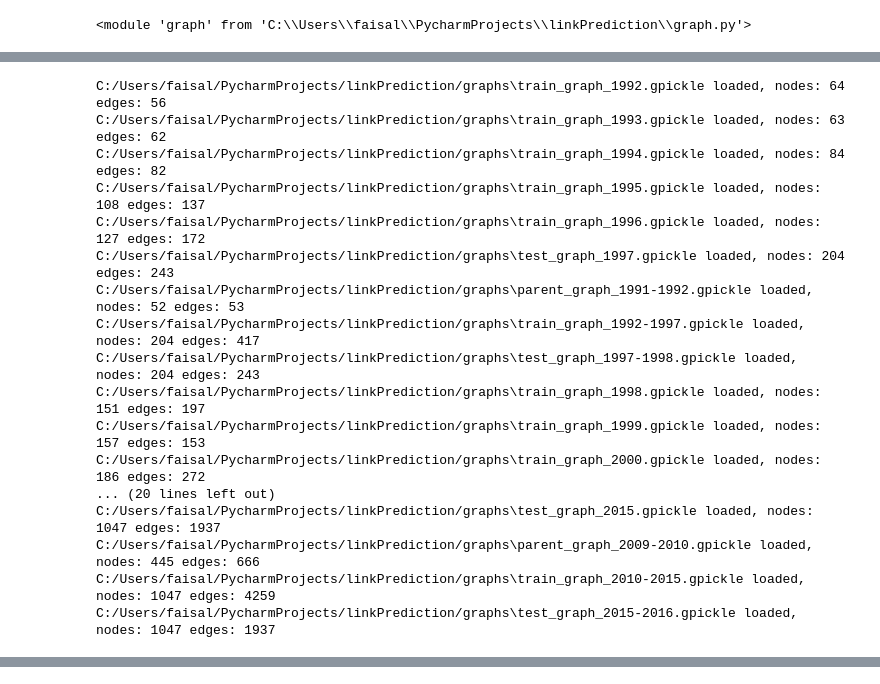
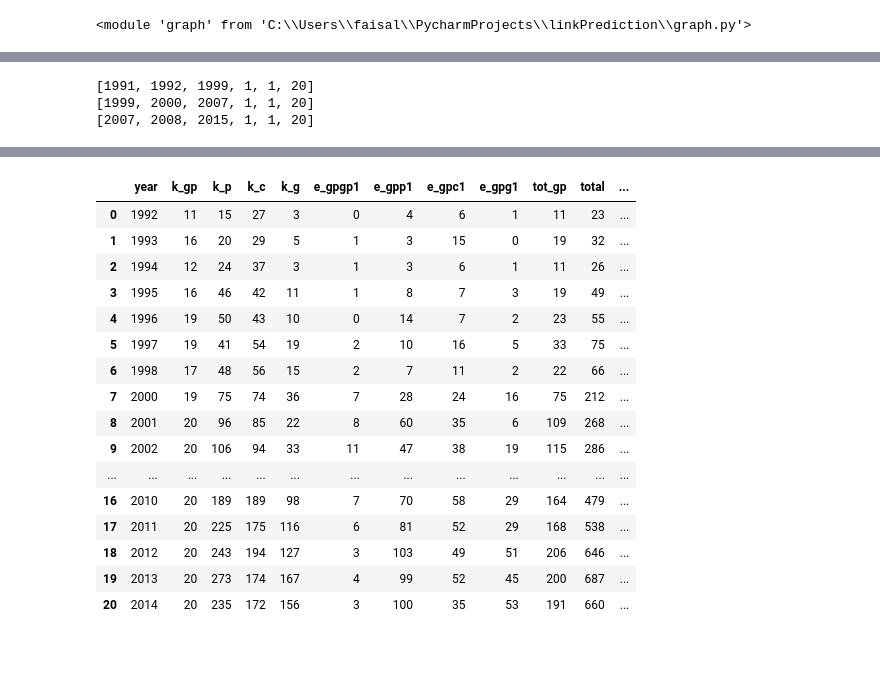
Before and after one commit to ffaisal93/linkPrediction, a Jupyter notebook: Link_Analysis.ipynb, the cells around one changed output, grey strips where cells are left out. Saved outputs shown, nothing was run; the diff lists cells and outputs as text; code cells hidden in the pictures; blank space fills up the shorter version.

```diff
--- a/Link_Analysis.ipynb
+++ b/Link_Analysis.ipynb
@@ -48,5 +51,5 @@ df, key_list = ut.load_dataset(filepath, column_split)
 # %%
-for tout in range(1991,2010,6):
-    time =  [tout,tout+1,tout+6,1,1,20]
+for tout in range(1991,2008,8):
+    time =  [tout,tout+1,tout+8,1,1,20]
     gr.dynamic_train_test_graph_build(df, key_list, graphpath, time)
 # %% [output]
@@ -70,28 +73,15 @@ C:/Users/faisal/PycharmProjects/linkPrediction/graphs\test_graph_2015-2016.gpick
 # %%
 graphs = {}
-for tout in range(1991,2010,6):
-    time =  [tout,tout+1,tout+6,1,1,20]
-    g_train, g_test, g_parent, g_train_static, g_test_static = gr.graph_load(graphpath, time)
-    graphs[tout]=g_parent
-    graphs.update(g_train)
+for tout in range(1991,2008,8):
+    time =  [tout,tout+1,tout+8,1,1,20]
+#     g_train, g_test, g_parent, g_train_static, g_test_static = gr.graph_load(graphpath, time)
+#     graphs[tout]=g_parent
+#     graphs.update(g_train)
+    print(time)
 # %% [output]
-C:/Users/faisal/PycharmProjects/linkPrediction/graphs\train_graph_1992.gpickle loaded, nodes: 64 edges: 56
-C:/Users/faisal/PycharmProjects/linkPrediction/graphs\train_graph_1993.gpickle loaded, nodes: 63 edges: 62
-C:/Users/faisal/PycharmProjects/linkPrediction/graphs\train_graph_1994.gpickle loaded, nodes: 84 edges: 82
-C:/Users/faisal/PycharmProjects/linkPrediction/graphs\train_graph_1995.gpickle loaded, nodes: 108 edges: 137
-C:/Users/faisal/PycharmProjects/linkPrediction/graphs\train_graph_1996.gpickle loaded, nodes: 127 edges: 172
-C:/Users/faisal/PycharmProjects/linkPrediction/graphs\test_graph_1997.gpickle loaded, nodes: 204 edges: 243
-C:/Users/faisal/PycharmProjects/linkPrediction/graphs\parent_graph_1991-1992.gpickle loaded, nodes: 52 edges: 53
-C:/Users/faisal/PycharmProjects/linkPrediction/graphs\train_graph_1992-1997.gpickle loaded, nodes: 204 edges: 417
-C:/Users/faisal/PycharmProjects/linkPrediction/graphs\test_graph_1997-1998.gpickle loaded, nodes: 204 edges: 243
-C:/Users/faisal/PycharmProjects/linkPrediction/graphs\train_graph_1998.gpickle loaded, nodes: 151 edges: 197
-C:/Users/faisal/PycharmProjects/linkPrediction/graphs\train_graph_1999.gpickle loaded, nodes: 157 edges: 153
-C:/Users/faisal/PycharmProjects/linkPrediction/graphs\train_graph_2000.gpickle loaded, nodes: 186 edges: 272
-... (20 lines left out)
-C:/Users/faisal/PycharmProjects/linkPrediction/graphs\test_graph_2015.gpickle loaded, nodes: 1047 edges: 1937
-C:/Users/faisal/PycharmProjects/linkPrediction/graphs\parent_graph_2009-2010.gpickle loaded, nodes: 445 edges: 666
-C:/Users/faisal/PycharmProjects/linkPrediction/graphs\train_graph_2010-2015.gpickle loaded, nodes: 1047 edges: 4259
-C:/Users/faisal/PycharmProjects/linkPrediction/graphs\test_graph_2015-2016.gpickle loaded, nodes: 1047 edges: 1937
+[1991, 1992, 1999, 1, 1, 20]
+[1999, 2000, 2007, 1, 1, 20]
+[2007, 2008, 2015, 1, 1, 20]
 # %%
 k = set()
 ko=set()
@@ -128,8 +118,8 @@ gr_ke = pd.DataFrame(gr_ev, columns=cols)
 importlib.reload(fs)
 importlib.reload(cl)
 type_ev = []
-for tout in range(1991,2010,6):
-    time =  [tout,tout+1,tout+6,1,1,20]
+for tout in range(1991,2008,8):
+    time =  [tout,tout+1,tout+8,1,1,20]
     g_train, g_test, g_parent, g_train_static, g_test_static = gr.graph_load(graphpath, time)
     freq=10
     #time=[2001,2007,2015,1,1,10]
@@ -141,6 +131,19 @@ for tout in range(1991,2010,6):
                                                                                                              time,
                                                                                                              freq)
     node_feature, train_data = fs.dynamic_graph_feature_set(df, key_list, train_data, g_parent, g_train, g_train_static, time)
+###############################################################################################################################
+#     filename= domain[select_domain]+"-train_data_"+str(time[1])+"-"+str(time[2])+".pkl"
+#     filename_path = os.path.join(datapath,filename)
+#     with open(filename_path,"rb") as f:
+#         train_data = pickle.load(f)
+#         print('train data length:',len(train_data))
+
+#     filename= domain[select_domain]+"-node_feature_"+str(time[1])+"-"+str(time[2])+".pkl"
+#     filename_path = os.path.join(datapath,filename)
+#     with open(filename_path,"rb") as f:
+#         node_feature = pickle.load(f)
+#         print('node feature length:',len(node_feature))
+################################################################################################################################
     for year,node_f in node_feature.items():
         k_gp = node_f.loc[node_f['node_type_aut']==20,['node_type_aut']].count()
         k_p = node_f.loc[node_f['node_type_aut']==5,['node_type_aut']].count()
@@ -162,4 +165,5 @@ for tout in range(1991,2010,6):
         type_ev.append([year,k_gp[0],k_p[0],k_c[0],k_g[0],e_gpgp1[0],e_gpp1[0],e_gpc1[0],e_gpg1[0],tot_gp,total[0],rat])
 cols = ['year','k_gp','k_p','k_c','k_g','e_gpgp1','e_gpp1','e_gpc1','e_gpg1','tot_gp','total','rat']
 gr_type = pd.DataFrame(type_ev, columns=cols)
+gr_type
 # %% [output]
@@ -183,3 +187,20 @@ pos in time series: 1294 neg in time series: 11021 pos-neg ratio: 0.117412213047
+|  | year | k_gp | k_p | k_c | k_g | e_gpgp1 | e_gpp1 | e_gpc1 | e_gpg1 | tot_gp | total | ... |
+| 0 | 1992 | 11 | 15 | 27 | 3 | 0 | 4 | 6 | 1 | 11 | 23 | ... |
+| 1 | 1993 | 16 | 20 | 29 | 5 | 1 | 3 | 15 | 0 | 19 | 32 | ... |
+| 2 | 1994 | 12 | 24 | 37 | 3 | 1 | 3 | 6 | 1 | 11 | 26 | ... |
+| 3 | 1995 | 16 | 46 | 42 | 11 | 1 | 8 | 7 | 3 | 19 | 49 | ... |
+| 4 | 1996 | 19 | 50 | 43 | 10 | 0 | 14 | 7 | 2 | 23 | 55 | ... |
+| 5 | 1997 | 19 | 41 | 54 | 19 | 2 | 10 | 16 | 5 | 33 | 75 | ... |
+| 6 | 1998 | 17 | 48 | 56 | 15 | 2 | 7 | 11 | 2 | 22 | 66 | ... |
+| 7 | 2000 | 19 | 75 | 74 | 36 | 7 | 28 | 24 | 16 | 75 | 212 | ... |
+| 8 | 2001 | 20 | 96 | 85 | 22 | 8 | 60 | 35 | 6 | 109 | 268 | ... |
+| 9 | 2002 | 20 | 106 | 94 | 33 | 11 | 47 | 38 | 19 | 115 | 286 | ... |
+| ... | ... | ... | ... | ... | ... | ... | ... | ... | ... | ... | ... | ... |
+| 16 | 2010 | 20 | 189 | 189 | 98 | 7 | 70 | 58 | 29 | 164 | 479 | ... |
+| 17 | 2011 | 20 | 225 | 175 | 116 | 6 | 81 | 52 | 29 | 168 | 538 | ... |
+| 18 | 2012 | 20 | 243 | 194 | 127 | 3 | 103 | 49 | 51 | 206 | 646 | ... |
+| 19 | 2013 | 20 | 273 | 174 | 167 | 4 | 99 | 52 | 45 | 200 | 687 | ... |
+| 20 | 2014 | 20 | 235 | 172 | 156 | 3 | 100 | 35 | 53 | 191 | 660 | ... |
 # %%
 importlib.reload(fs)
 importlib.reload(cl)
```
Also changed, not shown: parts of 8 cells of this notebook, 5 other files.
